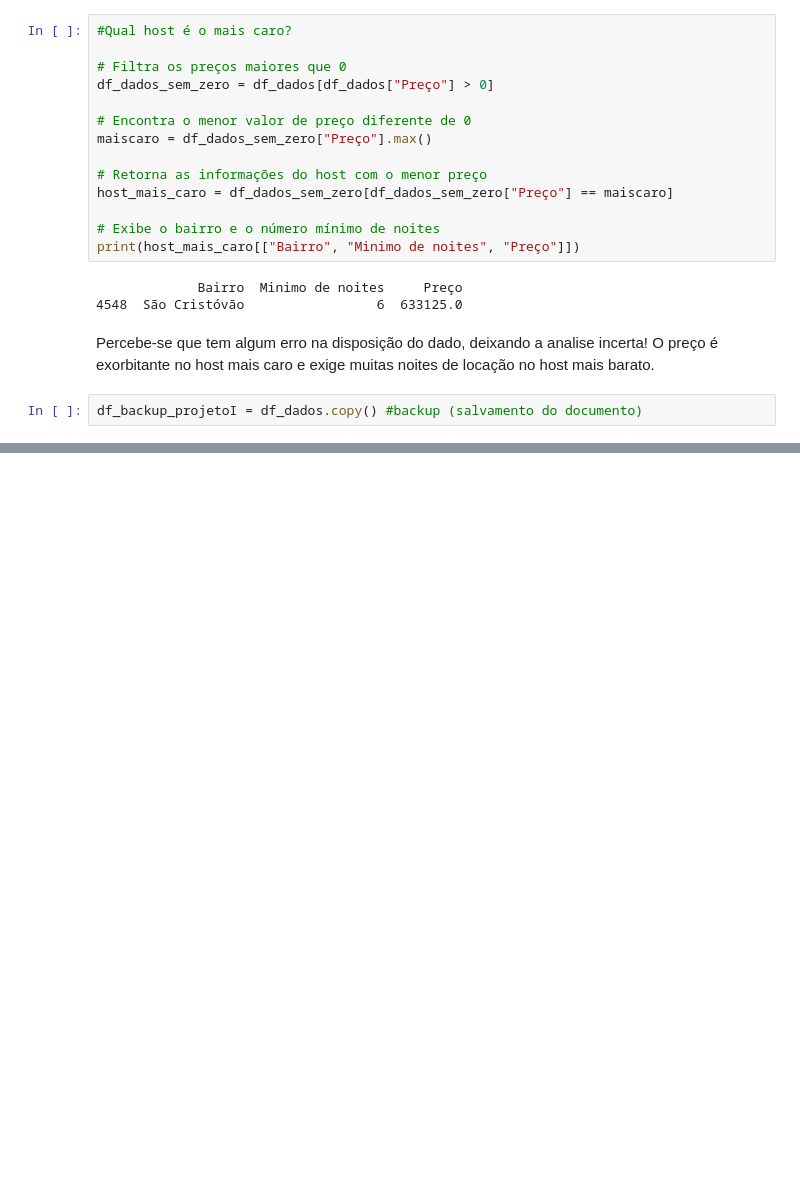
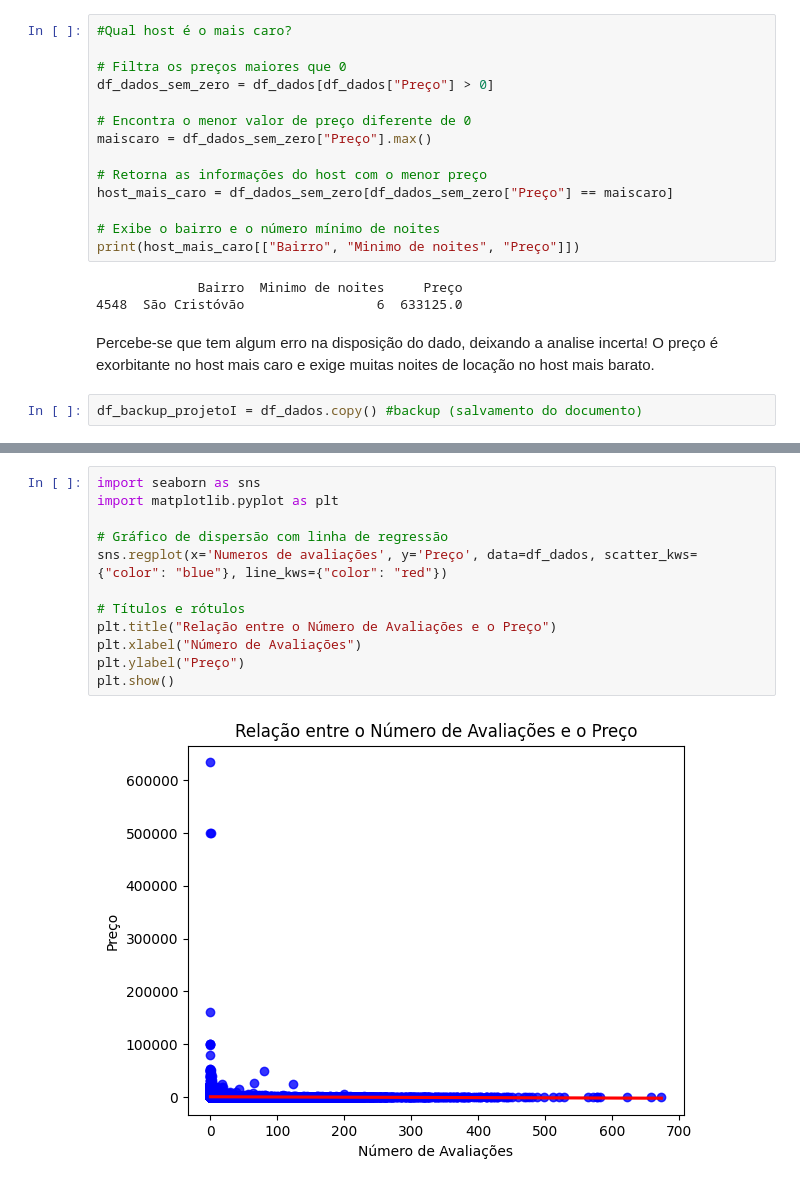
Before and after one commit to francytelma/projeto_final, a Jupyter notebook: projeto.ipynb, the cells around one changed output, grey strips where cells are left out. Saved outputs shown, nothing was run; the diff lists cells and outputs as text; blank space fills up the shorter version.

```diff
--- a/projeto.ipynb
+++ b/projeto.ipynb
@@ -516,0 +543,14 @@ df_backup_projetoI = df_dados.copy() #backup (salvamento do documento)
+# %%
+import seaborn as sns
+import matplotlib.pyplot as plt
+
+# Gráfico de dispersão com linha de regressão
+sns.regplot(x='Numeros de avaliações', y='Preço', data=df_dados, scatter_kws={"color": "blue"}, line_kws={"color": "red"})
+
+# Títulos e rótulos
+plt.title("Relação entre o Número de Avaliações e o Preço")
+plt.xlabel("Número de Avaliações")
+plt.ylabel("Preço")
+plt.show()
+# %% [output]
+[figure, added]
```
Also changed, not shown: parts of 4 cells of this notebook.
